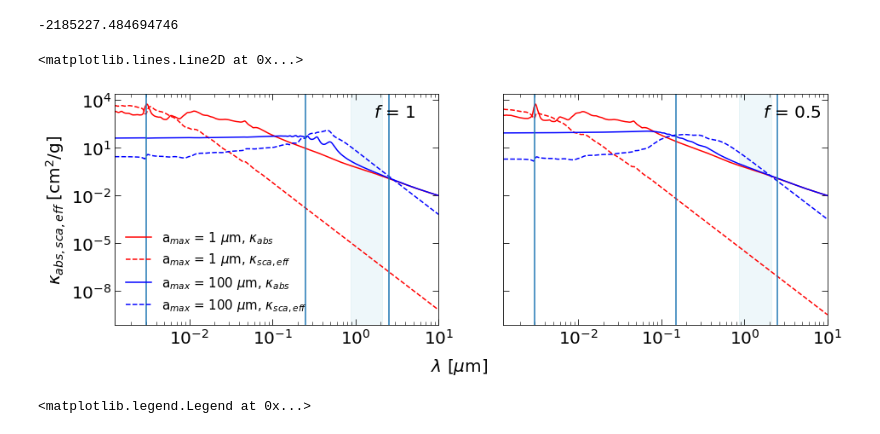
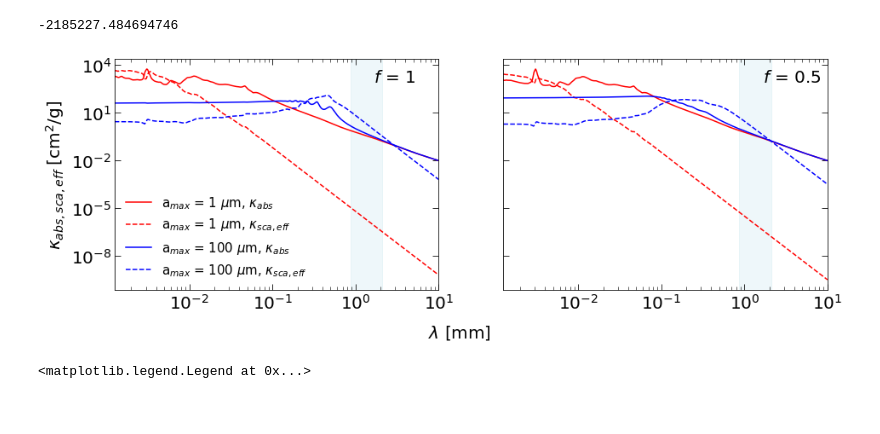
Before and after one commit to audreyburggraf/MastersThesis, a Jupyter notebook: PLOTTING C29 989/DUST MODEL NOTEBOOKS/recreate_kataoka_with_DSHARP_my_bands_optimized.ipynb, the cells around one changed output. Saved outputs shown, nothing was run; the diff lists cells and outputs as text; code cells hidden in the pictures.

Commit message:
Add updates plots

```diff
--- a/PLOTTING C29 989/DUST MODEL NOTEBOOKS/recreate_kataoka_with_DSHARP_my_bands_optimized.ipynb
+++ b/PLOTTING C29 989/DUST MODEL NOTEBOOKS/recreate_kataoka_with_DSHARP_my_bands_optimized.ipynb
@@ -415,46 +415,45 @@ for j in range(2):
            zorder=0)
 
 fig.supxlabel(
-    '$\lambda$ [$\mu$m]',
+    '$\lambda$ [mm]',
     fontsize=axis_label_fs,
     y=-0.04
 )
 
 axes[0].set_ylabel('$\kappa_{abs, sca, eff}$ [cm$^2$/g]', fontsize=axis_label_fs)
 
 # Add porosity values as text
 x_pos = 0.8
 y_pos = 0.9
 fs = 20
 axes[0].text(x_pos, y_pos, rf'$f$ = {f_compact}', transform=axes[0].transAxes, fontsize= fs)
 axes[1].text(x_pos, y_pos, rf'$f$ = {f_porous}', transform=axes[1].transAxes, fontsize= fs)
 
 
 axes[0].legend(loc = 'lower left',
           fontsize = legend_text_fs,
           frameon = False)
 
 # plt.savefig(slideshow_image_folder_path + '/DustModels/'+ "Kataoka2015Fig1.jpeg",
 #             dpi=300,
 #             bbox_inches='tight')
 
 
 
-axes[0].axvline(3e-3)
-axes[0].axvline(2.5e-1)
-axes[0].axvline(2.5e0)
+# axes[0].axvline(3e-3)
+# axes[0].axvline(2.5e-1)
+# axes[0].axvline(2.5e0)
 
 
-axes[1].axvline(3e-3)
-axes[1].axvline(1.5e-1)
-axes[1].axvline(2.5e0)
+# axes[1].axvline(3e-3)
+# axes[1].axvline(1.5e-1)
+# axes[1].axvline(2.5e0)
 
-# plt.savefig(writeup_image_folder_path + '/DustModels/'+ "Kataoka2015Fig1_grid_eff.pdf",
-#             dpi=300,
-#             bbox_inches='tight')
+plt.savefig(writeup_image_folder_path + '/DustModels/'+ "Kataoka2015Fig1_grid_eff.pdf",
+            dpi=300,
+            bbox_inches='tight')
 # %% [output]
-<matplotlib.lines.Line2D at 0x...>
-[figure, old version]
+[figure, new version]
 # %%
 lambda_dist_mm = lambda_dist_micron / 1000
 
```
Also changed, not shown: 44 other files.
